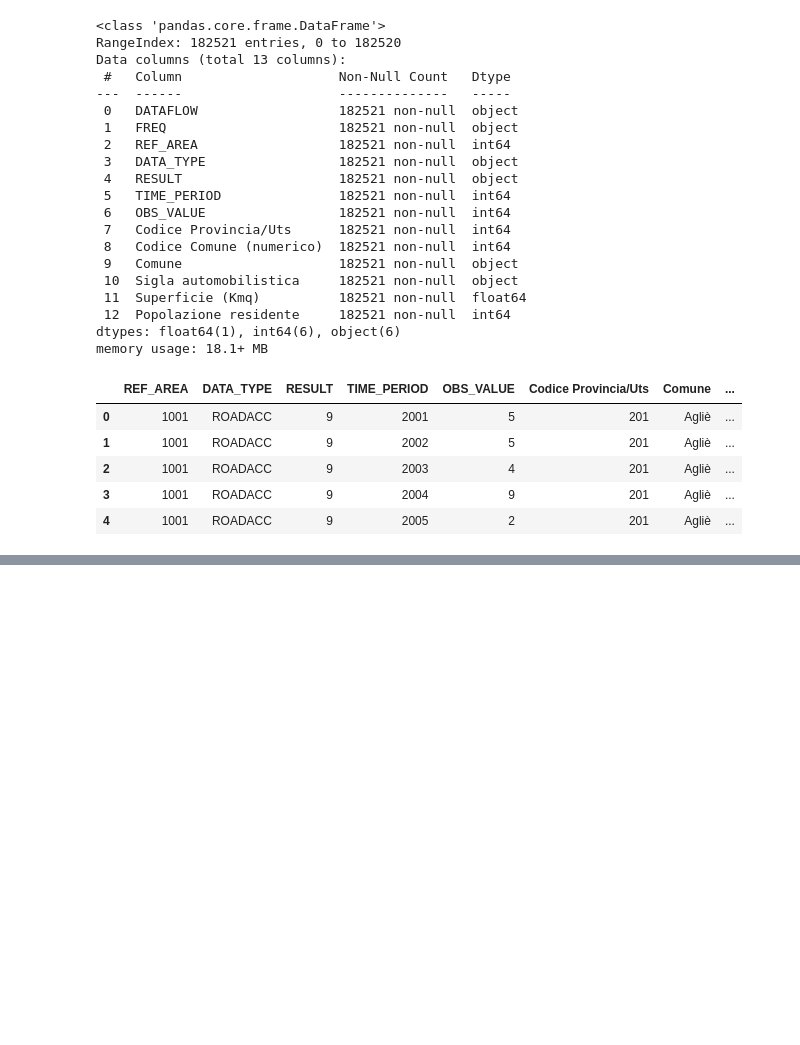
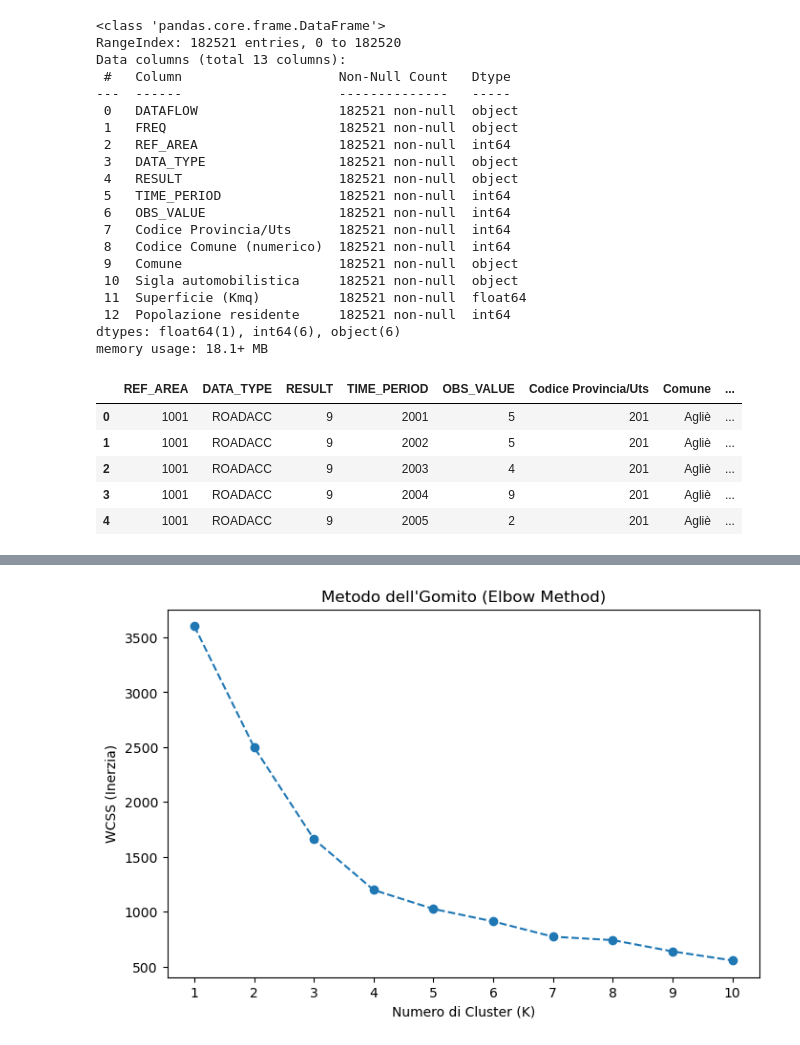
Before and after one commit to alberto-lorenzi/capstone_project, a Jupyter notebook: traffic_accident_analysis.ipynb, the cells around one changed output, grey strips where cells are left out. Saved outputs shown, nothing was run; the diff lists cells and outputs as text; code cells hidden in the pictures; blank space fills up the shorter version.

Commit message:
Added Clustering

```diff
--- a/traffic_accident_analysis.ipynb
+++ b/traffic_accident_analysis.ipynb
@@ -171,6 +167,8 @@ df_merged = pd.merge(df_roadacc, df_situas_clean, left_on = "REF_AREA", right_on
 
 df_merged.info()
 
+df_merged["Superficie (Kmq)"] = df_merged["Superficie (Kmq)"].round(2)
+
 df_merged = df_merged.drop(columns=["DATAFLOW", "FREQ", "Codice Comune (numerico)"])
 
 df_merged.head()
@@ -201,3 +199,9 @@ memory usage: 18.1+ MB
 | 2 | 1001 | ROADACC | 9 | 2003 | 4 | 201 | Agliè | ... |
 | 3 | 1001 | ROADACC | 9 | 2004 | 9 | 201 | Agliè | ... |
 | 4 | 1001 | ROADACC | 9 | 2005 | 2 | 201 | Agliè | ... |
+# %%
+df_merged["Accident_Rate"] = (df_merged["OBS_VALUE"] / df_merged["Popolazione residente"]) * 1000
+
+df_merged["Accident_Density_per_SqKm"] = df_merged["OBS_VALUE"] / df_merged["Superficie (Kmq)"]
+
+df_merged.head()
@@ -203,0 +221,4 @@ memory usage: 18.1+ MB
+# %%
+df_clustering = df_merged[(df_merged["TIME_PERIOD"] == 2024) & (df_merged["Popolazione residente"] >= 10000)].copy()
+
+df_clustering.info()
@@ -203,0 +245,22 @@ memory usage: 18.1+ MB
+# %%
+features = ["Popolazione residente", "Accident_Rate", "Accident_Density_per_SqKm"]
+X = df_clustering[features]
+
+scaler = StandardScaler()
+X_scaled = scaler.fit_transform(X)
+
+wcss = []
+for i in range(1, 11):
+    kmeans = KMeans(n_clusters=i, init="k-means++", random_state=42)
+    kmeans.fit(X_scaled)
+    wcss.append(kmeans.inertia_)
+
+plt.figure(figsize=(8, 5))
+plt.plot(range(1, 11), wcss, marker="o", linestyle="--")
+plt.title("Metodo dell'Gomito (Elbow Method)")
+plt.xlabel("Numero di Cluster (K)")
+plt.ylabel("WCSS (Inerzia)")
+plt.xticks(range(1, 11))
+plt.show()
+# %% [output]
+[figure, added]
```
Also changed, not shown: parts of 11 cells of this notebook.
